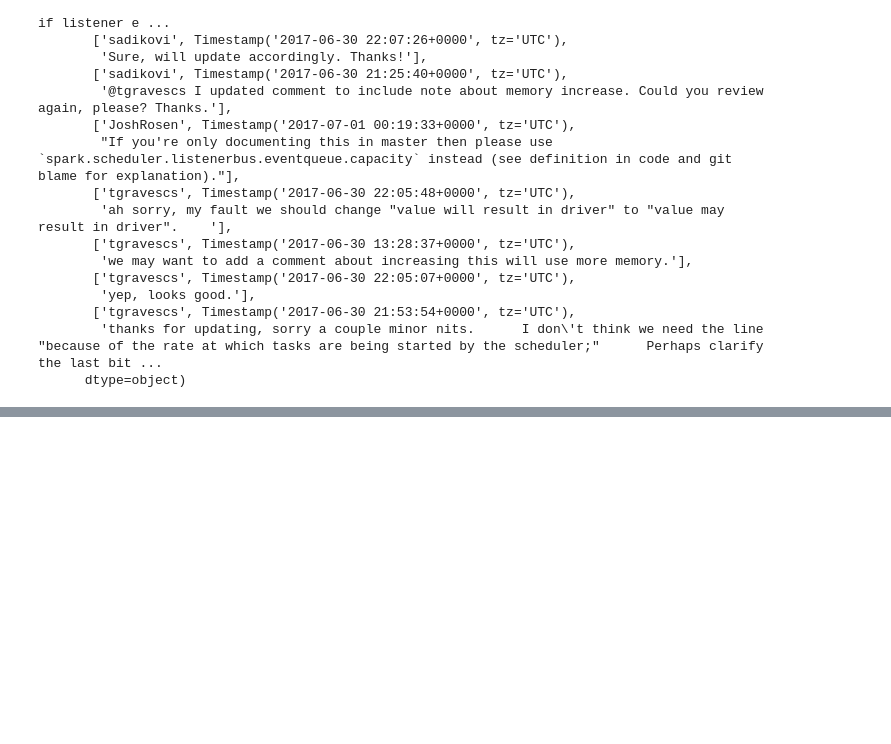
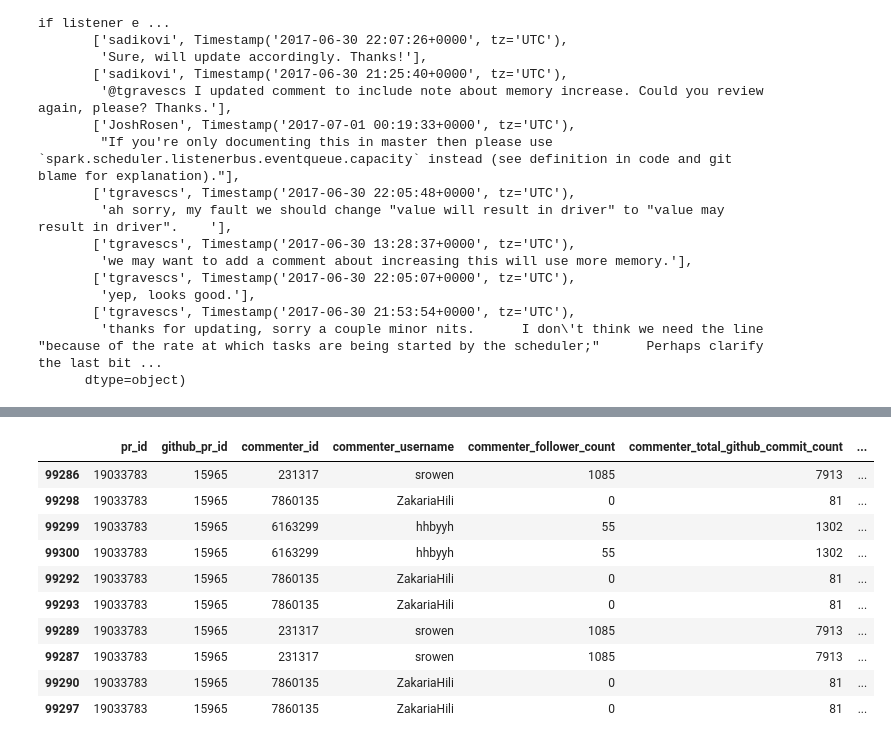
Before and after one commit to qwiksilva/cs224w-github-rec, a Jupyter notebook: Github_Rec_FullData_GraphBuilder.ipynb, the cells around one changed output, grey strips where cells are left out. Drawn from its saved outputs; the diff is of its cells as text; code cells hidden in the pictures; blank space fills up the shorter version.

```diff
--- a/Github_Rec_FullData_GraphBuilder.ipynb
+++ b/Github_Rec_FullData_GraphBuilder.ipynb
@@ -212,0 +206,14 @@ memory usage: 25.9+ MB
+# %%
+core_df[core_df.github_pr_id == 15965].sort_values('comment_created_at')[:10]
+# %% [output]
+|  | pr_id | github_pr_id | commenter_id | commenter_username | commenter_follower_count | commenter_total_github_commit_count | ... |
+| 99286 | 19033783 | 15965 | 231317 | srowen | 1085 | 7913 | ... |
+| 99298 | 19033783 | 15965 | 7860135 | ZakariaHili | 0 | 81 | ... |
+| 99299 | 19033783 | 15965 | 6163299 | hhbyyh | 55 | 1302 | ... |
+| 99300 | 19033783 | 15965 | 6163299 | hhbyyh | 55 | 1302 | ... |
+| 99292 | 19033783 | 15965 | 7860135 | ZakariaHili | 0 | 81 | ... |
+| 99293 | 19033783 | 15965 | 7860135 | ZakariaHili | 0 | 81 | ... |
+| 99289 | 19033783 | 15965 | 231317 | srowen | 1085 | 7913 | ... |
+| 99287 | 19033783 | 15965 | 231317 | srowen | 1085 | 7913 | ... |
+| 99290 | 19033783 | 15965 | 7860135 | ZakariaHili | 0 | 81 | ... |
+| 99297 | 19033783 | 15965 | 7860135 | ZakariaHili | 0 | 81 | ... |
```
Also changed, not shown: parts of 18 cells of this notebook.
